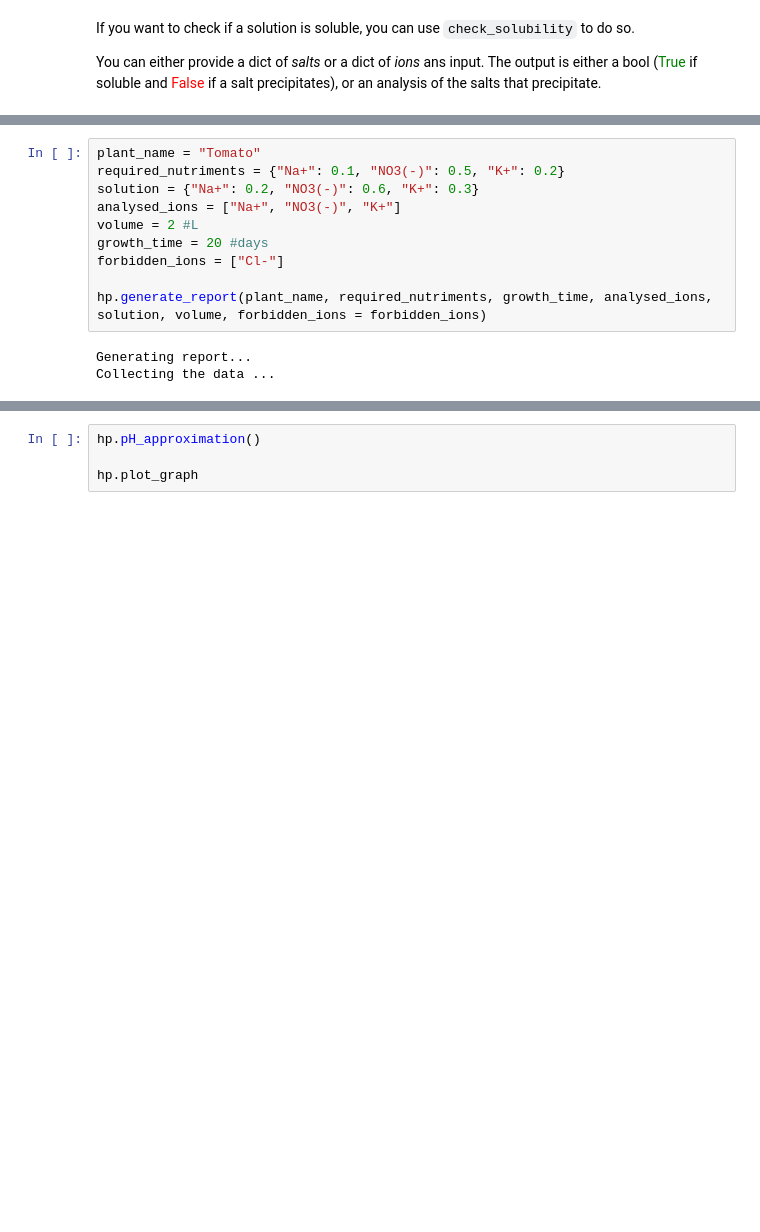
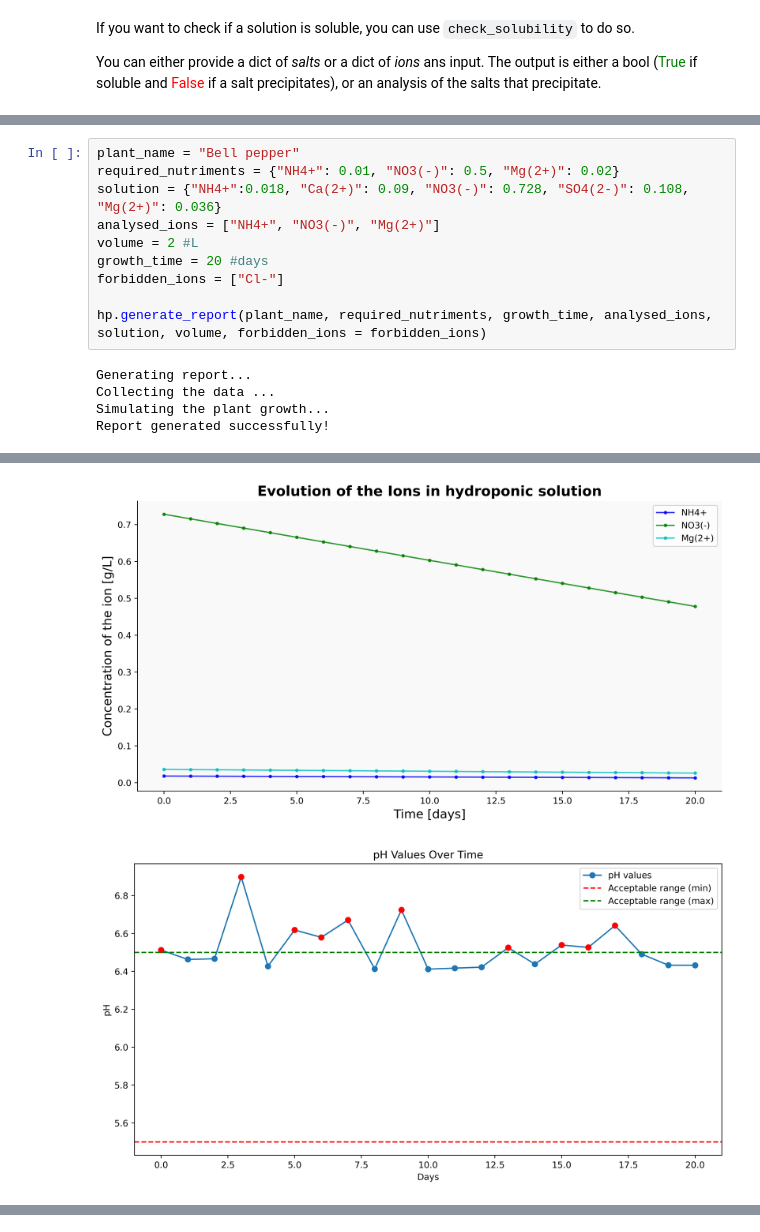
Before and after one commit to NilsTheeten/Project_ppchem, a Jupyter notebook: notebooks/Tutorial.ipynb, the cells around one changed output, grey strips where cells are left out. Cells and saved outputs as stored; diff of their text form; blank space fills up the shorter version.

```diff
--- a/notebooks/Tutorial.ipynb
+++ b/notebooks/Tutorial.ipynb
@@ -79,8 +102,8 @@ hp.plot_graph(solution, "ion", plant, growth_time, volume)
 # %%
-plant_name = "Tomato"
-required_nutriments = {"Na+": 0.1, "NO3(-)": 0.5, "K+": 0.2}
-solution = {"Na+": 0.2, "NO3(-)": 0.6, "K+": 0.3}
-analysed_ions = ["Na+", "NO3(-)", "K+"]
+plant_name = "Bell pepper"
+required_nutriments = {"NH4+": 0.01, "NO3(-)": 0.5, "Mg(2+)": 0.02}
+solution = {"NH4+":0.018, "Ca(2+)": 0.09, "NO3(-)": 0.728, "SO4(2-)": 0.108, "Mg(2+)": 0.036}
+analysed_ions = ["NH4+", "NO3(-)", "Mg(2+)"]
 volume = 2 #L
 growth_time = 20 #days
 forbidden_ions = ["Cl-"]
@@ -89,3 +112,5 @@ hp.generate_report(plant_name, required_nutriments, growth_time, analysed_ions,
 # %% [output]
 Generating report...
 Collecting the data ...
+Simulating the plant growth...
+Report generated successfully!
@@ -92,0 +117,2 @@ FileNotFoundError: [Errno 2] No such file or directory: 'C:\\Users\\nilst\\anaco
+[figure, added]
+[figure, added]
@@ -93,4 +119,0 @@ FileNotFoundError: [Errno 2] No such file or directory: 'C:\\Users\\nilst\\anaco
-# %%
-hp.pH_approximation()
-
-hp.plot_graph
```
Also changed, not shown: parts of 12 cells of this notebook, 9 other files.
